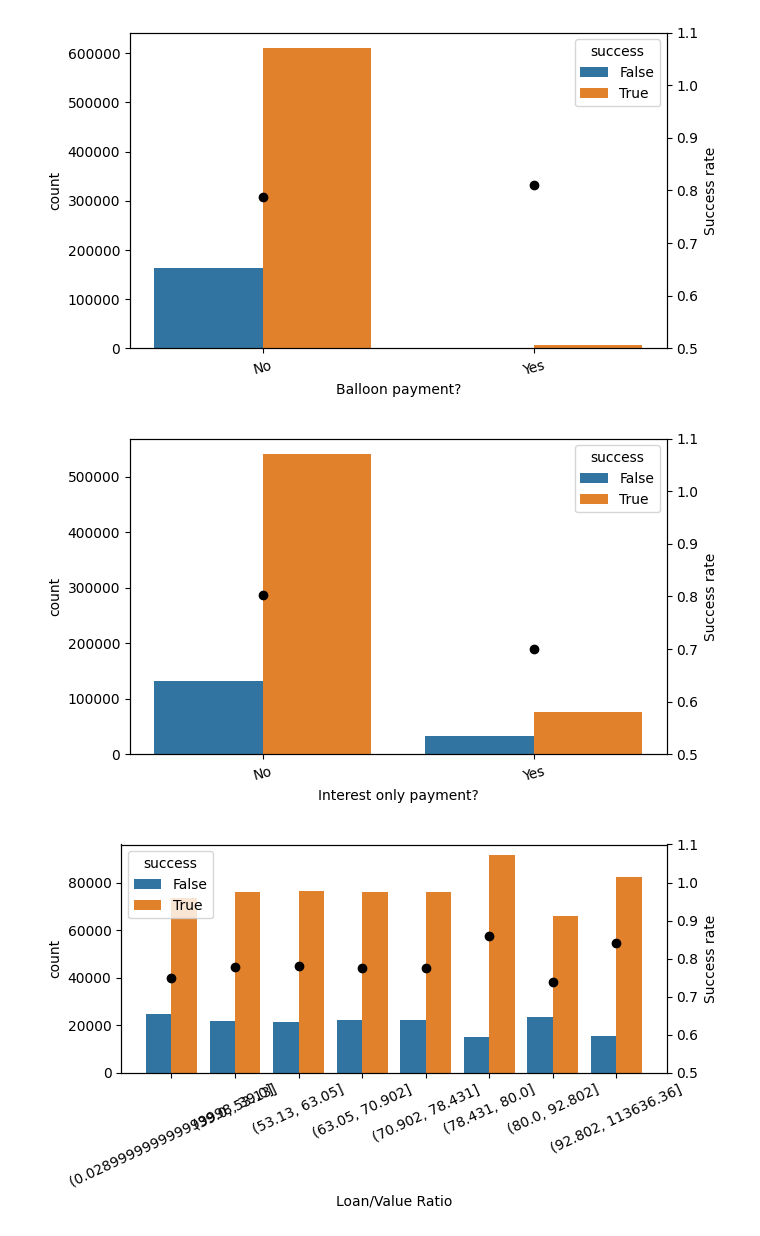
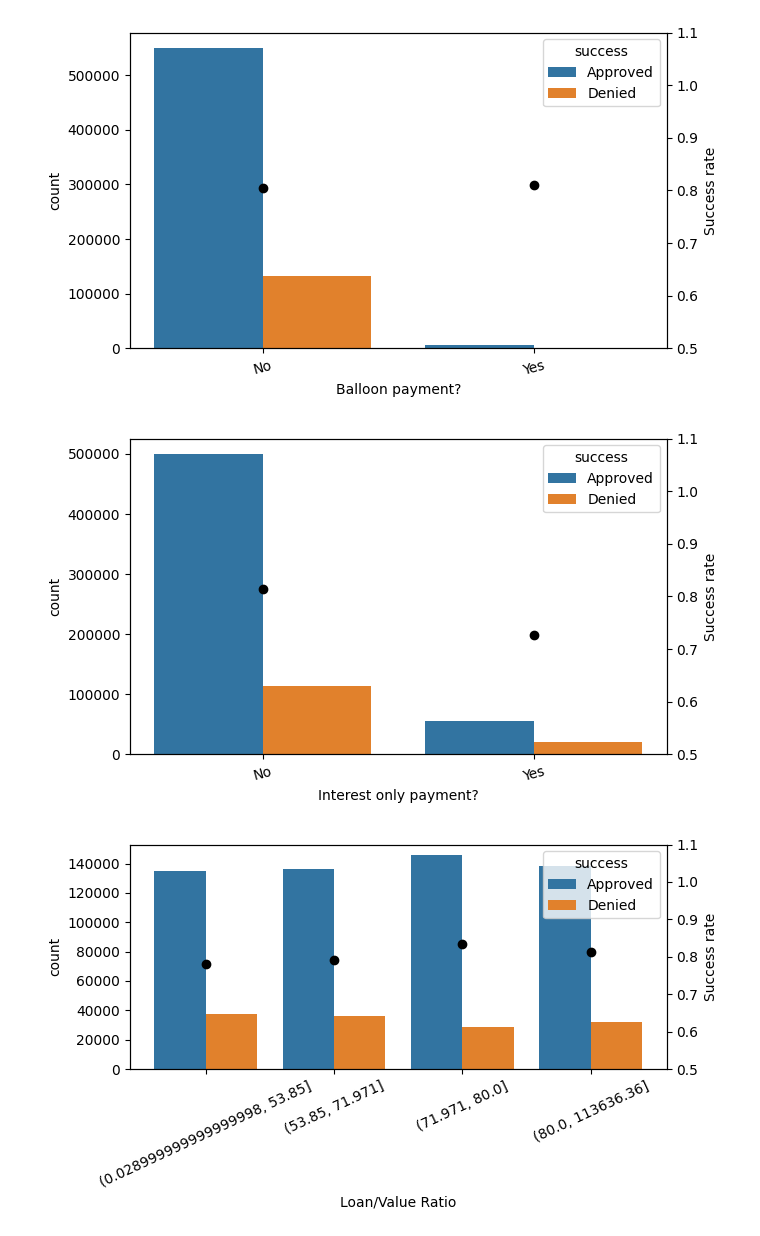
Before and after one commit to hpmartins/mlai-ucb-codes, a Jupyter notebook: capstone_project/loan_preanalysis.ipynb, the cells around one changed output. Saved outputs shown, nothing was run; the diff lists cells and outputs as text; code cells hidden in the pictures.

```diff
--- a/capstone_project/loan_preanalysis.ipynb
+++ b/capstone_project/loan_preanalysis.ipynb
@@ -6,7 +6,8 @@ import seaborn as sns
 # %%
 df = pd.read_csv("../../mapped_df.csv", index_col=0)
 
-df["success"] = df["success"].map({"Yes": True, "No": False})
+pos_label = "Approved"
+neg_label = "Denied"
 # %%
 def plot_success(df, col, xlabel, col_order=None):
     _, ax = plt.subplots(figsize=(7, 4))
@@ -17,17 +18,18 @@ def plot_success(df, col, xlabel, col_order=None):
     ct = pd.crosstab(df[col], df["success"], normalize="index")
 
     if col_order is None:
-        ax2.scatter(ct.index.values, ct.iloc[:, 1], c="k")
+        ax2.scatter(ct.index.values, ct.loc[:, pos_label], c="k")
     else:
-        ax2.plot(col_order, ct.loc[col_order, True], c="k", marker="o")
+        ax2.plot(col_order, ct.loc[col_order, pos_label], c="k", marker="o")
 
     ax.tick_params(axis="x", labelrotation=15)
     ax.set_xlabel(xlabel)
     ax2.set_ylabel("Success rate")
-    ax2.set_ylim(np.min([ct.iloc[:, 1].min() - 0.1, 0.5]), 1.1)
+    ax2.set_ylim(np.min([ct.loc[:, pos_label].min() - 0.1, 0.5]), 1.1)
 
     plt.tight_layout()
     plt.show()
+
 
 def plot_success_numerical(df, col, xlabel, bins=5, q=False):
     _, ax = plt.subplots(figsize=(7, 4))
@@ -42,12 +44,12 @@ def plot_success_numerical(df, col, xlabel, bins=5, q=False):
     ax2 = ax.twinx()
     ct = pd.crosstab(tdf[col], tdf["success"], normalize="index")
 
-    ax2.scatter(ct.index.astype(str), ct.iloc[:, 1].values, c="k")
+    ax2.scatter(ct.index.astype(str), ct.loc[:, pos_label].values, c="k")
 
     ax.tick_params(axis="x", labelrotation=25)
     ax.set_xlabel(xlabel)
     ax2.set_ylabel("Success rate")
-    ax2.set_ylim(np.min([ct.iloc[:, 1].values.min() - 0.1, 0.5]), 1.1)
+    ax2.set_ylim(np.min([ct.loc[:, pos_label].values.min() - 0.1, 0.5]), 1.1)
 
     plt.tight_layout()
     plt.show()
@@ -112,15 +101,15 @@ plot_success(df, "construction_method", "Construction method")
 # %%
 plot_success(df, "balloon_payment", "Balloon payment?")
 # %% [output]
-[figure, old version]
+[figure, new version]
 # %%
 plot_success(df, "interest_only_payment", "Interest only payment?")
 # %% [output]
-[figure, old version]
+[figure, new version]
 # %%
-plot_success_numerical(df, "loan_to_value_ratio", "Loan/Value Ratio", bins=8, q=True)
+plot_success_numerical(df, "loan_to_value_ratio", "Loan/Value Ratio", bins=4, q=True)
 # %% [output]
-[figure, old version]
+[figure, new version]
 # %%
 plot_success(df, "business_or_commercial_purpose", "Business/Commercial Purpose?")
 # %% [output]
```
Also changed, not shown: parts of 30 cells of this notebook, 1 other file.
